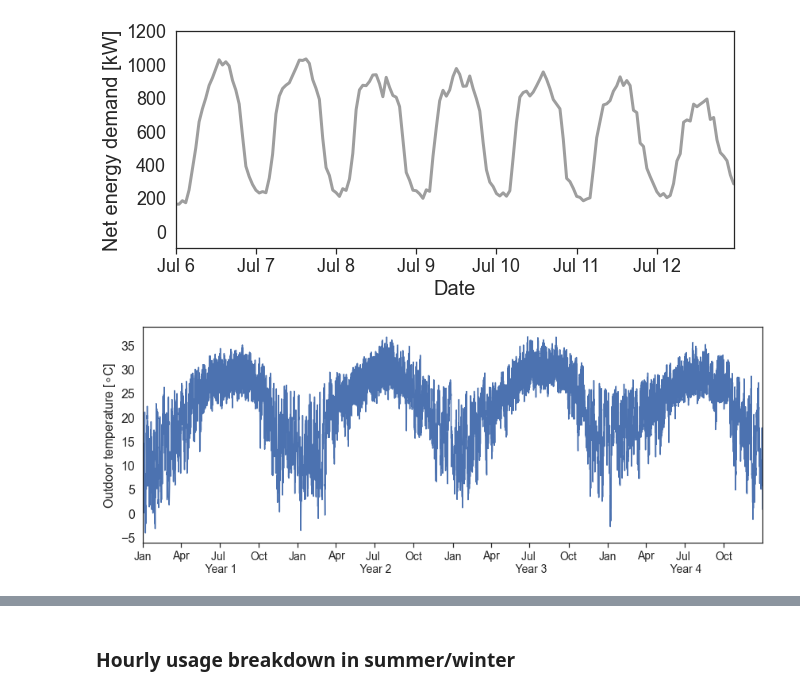
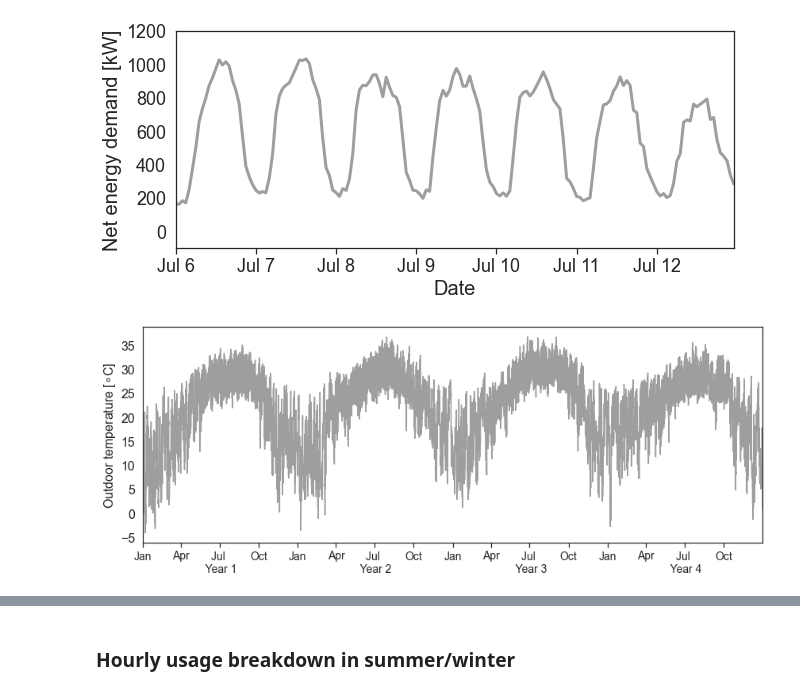
Before and after one commit to erickCantu/TheGreenCitySolutionsGroup, a Jupyter notebook: notebooks/EDA_data_visualization.ipynb, the cells around one changed output, grey strips where cells are left out. Saved outputs shown, nothing was run; the diff lists cells and outputs as text; code cells hidden in the pictures.

```diff
--- a/notebooks/EDA_data_visualization.ipynb
+++ b/notebooks/EDA_data_visualization.ipynb
@@ -45,6 +45,10 @@ df['month'] = df.index.month
 
 # Add year column
 df['year'] = df.index.year
+
+# Creating lag variables
+for i in range(24):
+    df['net_load_kW_lag'+str(i+1)] = df['net_load_kW'].shift(i+1)
 # %%
 # Group by workdays in Jan and Jul
 df_workday_jan = df[(df.index.month == 1) & (df.workday == True)]
@@ -164,36 +174,36 @@ fontsize=16
 fig, ax = plt.subplots(figsize=(14,5))
 ax.tick_params(axis='x', which='major', bottom=True)
 
-sns.lineplot(data=df_plot, y="outdoor_temp", x='id', ci=None)
+sns.lineplot(data=df_plot, y="outdoor_temp", x='id', ci=None, color="#9e9e9e")
 plt.xticks([datetime2index(datetime.datetime(2008, 1, 2)),
             datetime2index(datetime.datetime(2008, 4, 1)),
             datetime2index(datetime.datetime(2008, 7, 1)),
             datetime2index(datetime.datetime(2008, 10, 1)),
             datetime2index(datetime.datetime(2009, 1, 1)),
             datetime2index(datetime.datetime(2009, 4, 1)),
             datetime2index(datetime.datetime(2009, 7, 1)),
             datetime2index(datetime.datetime(2009, 10, 1)),
             datetime2index(datetime.datetime(2010, 1, 1)),
             datetime2index(datetime.datetime(2010, 4, 1)),
             datetime2index(datetime.datetime(2010, 7, 1)),
             datetime2index(datetime.datetime(2010, 10, 1)),
             datetime2index(datetime.datetime(2011, 1, 1)),
             datetime2index(datetime.datetime(2011, 4, 1)),
             datetime2index(datetime.datetime(2011, 7, 1)),
             datetime2index(datetime.datetime(2011, 10, 1)),
             ],
             ["Jan", "Apr", "Jul \n Year 1", "Oct",
             "Jan", "Apr", "Jul \n Year 2", "Oct",
             "Jan", "Apr", "Jul \n Year 3", "Oct",
             "Jan", "Apr", "Jul \n Year 4", "Oct",
             ], fontsize=fontsize-2)
 plt.xlim(0, df_plot["id"].iloc[-1])
 #plt.ylim(-100,1200)
 plt.xlabel("",fontsize=fontsize)
 plt.ylabel("Outdoor temperature [$\circ$C]",fontsize=fontsize)
 plt.yticks(fontsize=fontsize)
 
 #df_plot['net_load_kW'].rolling(30*24).mean().plot(ax=ax)
 plt.show()
 # %% [output]
-[figure, old version]
+[figure, new version]
```
Also changed, not shown: parts of 13 cells of this notebook, 2 other files.
